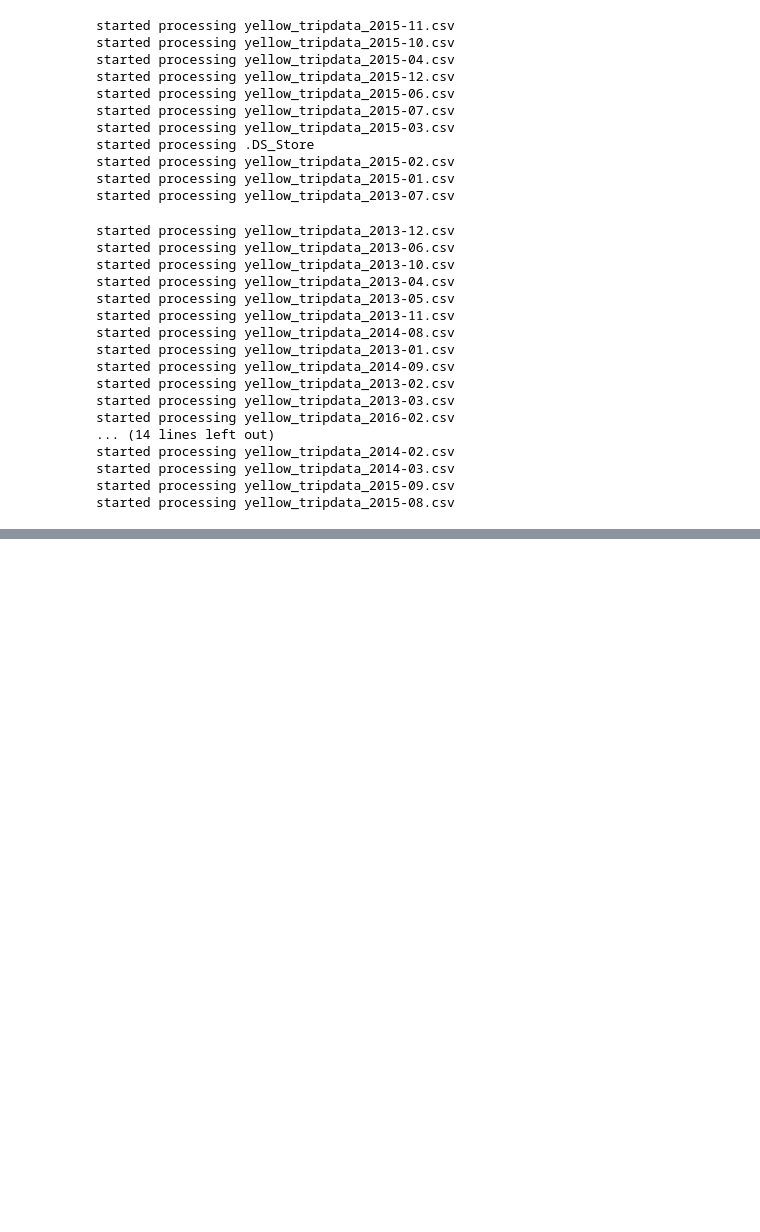
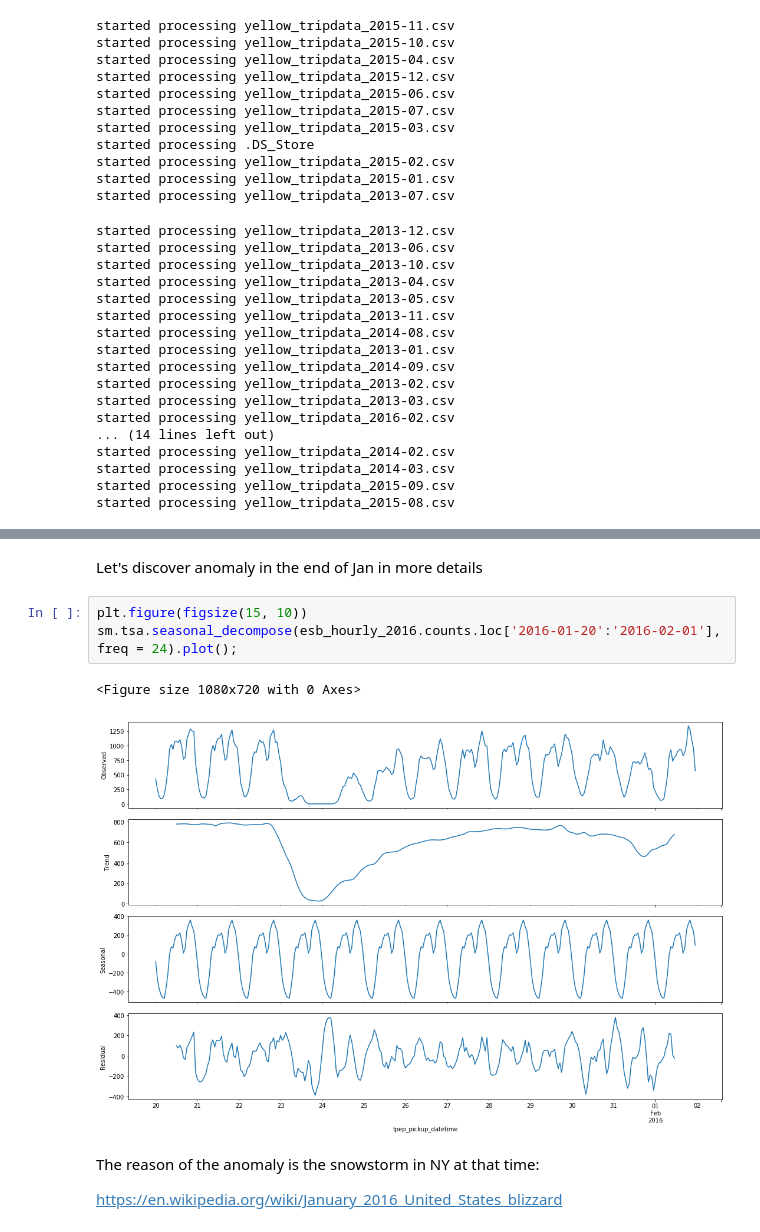
Before and after one commit to biellou/machine-learning-yandex, a Jupyter notebook: course6/c6w3.ipynb, the cells around one changed output, grey strips where cells are left out. Cells and saved outputs as stored; diff of their text form; blank space fills up the shorter version.

```diff
--- a/course6/c6w3.ipynb
+++ b/course6/c6w3.ipynb
@@ -133,0 +153,12 @@ pylab.show()
+# %% [markdown]
+Let's discover anomaly in the end of Jan in more details
+# %%
+plt.figure(figsize(15, 10))
+sm.tsa.seasonal_decompose(esb_hourly_2016.counts.loc['2016-01-20':'2016-02-01'], freq = 24).plot();
+# %% [output]
+<Figure size 1080x720 with 0 Axes>
+[figure, added]
+# %% [markdown]
+The reason of the anomaly is the snowstorm in NY at that time:
+
+https://en.wikipedia.org/wiki/January_2016_United_States_blizzard
```
Also changed, not shown: parts of 38 cells of this notebook.
